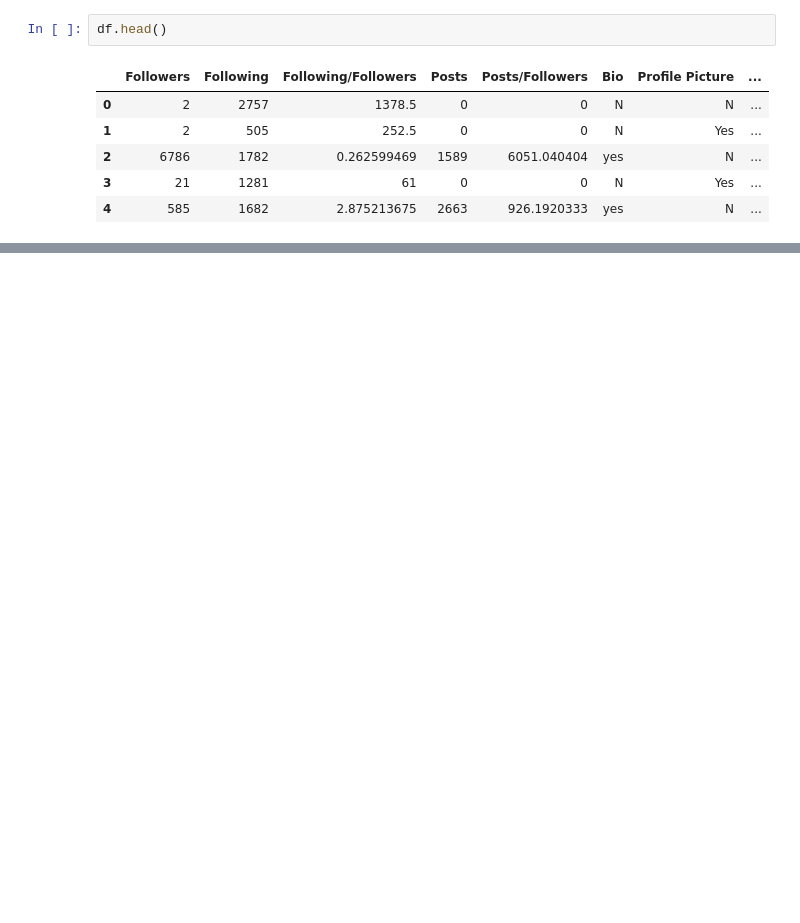
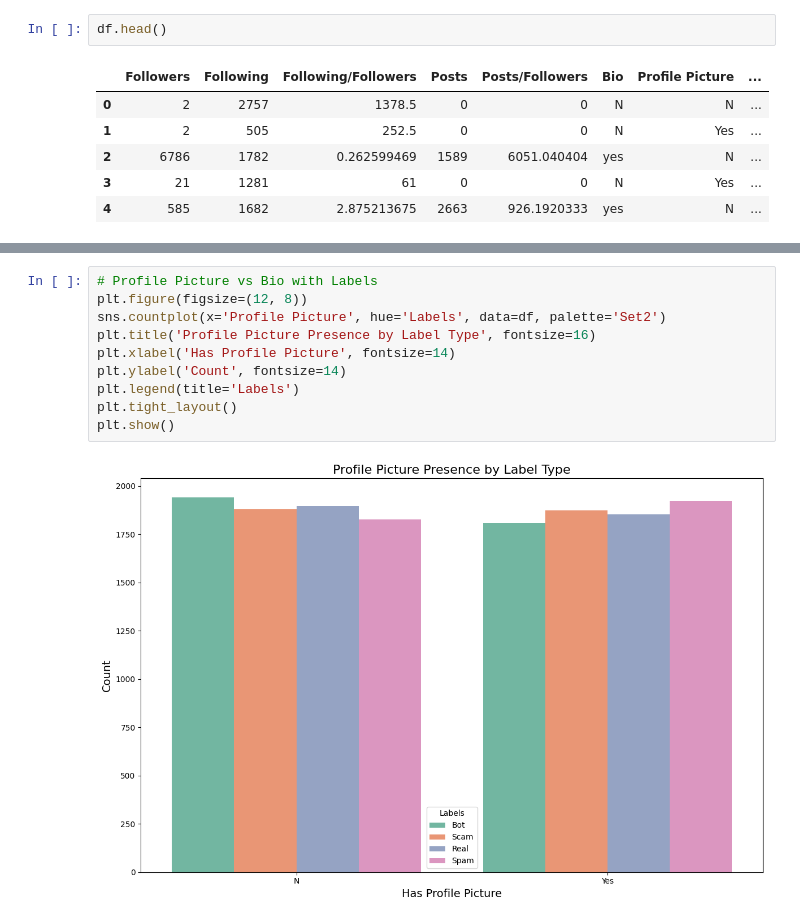
Before and after one commit to eliottvalette/MLers_IN_Paris, a Jupyter notebook: Dataset_2.ipynb, the cells around one changed output, grey strips where cells are left out. Cells and saved outputs as stored; diff of their text form; blank space fills up the shorter version.

```diff
--- a/Dataset_2.ipynb
+++ b/Dataset_2.ipynb
@@ -242,0 +174,12 @@ plt.show()
+# %%
+# Profile Picture vs Bio with Labels
+plt.figure(figsize=(12, 8))
+sns.countplot(x='Profile Picture', hue='Labels', data=df, palette='Set2')
+plt.title('Profile Picture Presence by Label Type', fontsize=16)
+plt.xlabel('Has Profile Picture', fontsize=14)
+plt.ylabel('Count', fontsize=14)
+plt.legend(title='Labels')
+plt.tight_layout()
+plt.show()
+# %% [output]
+[figure, added]
```
Also changed, not shown: parts of 73 cells of this notebook, 1 other file.
